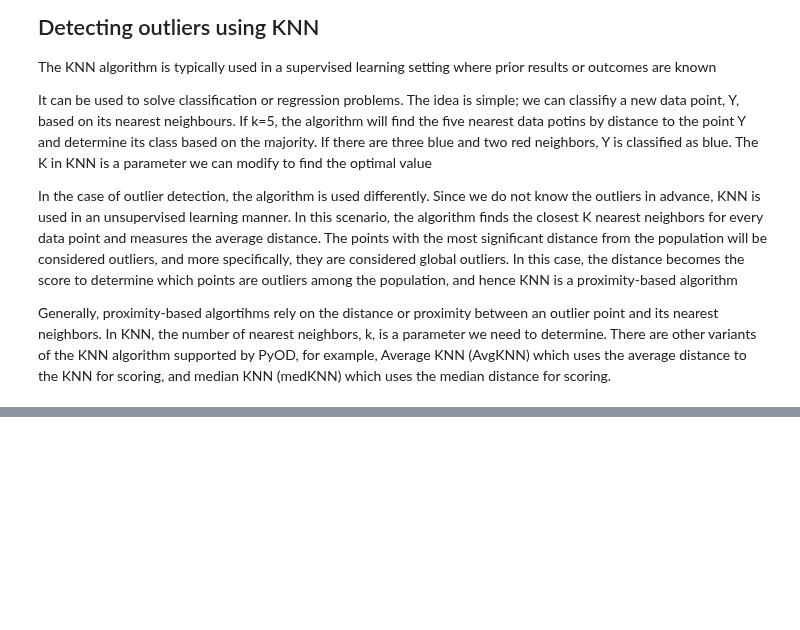
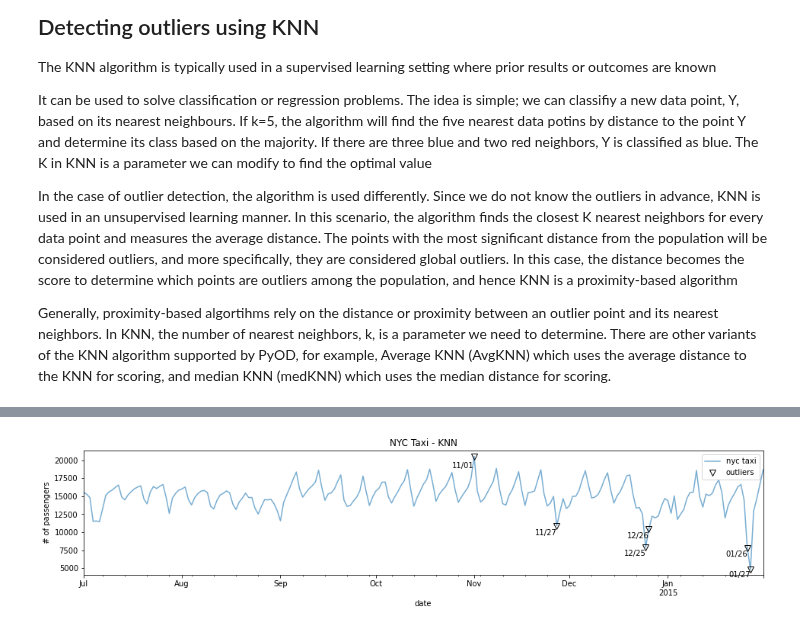
Before and after one commit to LaurbergMJ/TimeSeriesAnalysisWithPythonCookbook, a Jupyter notebook: Ch14.ipynb, the cells around one changed output, grey strips where cells are left out. Drawn from its saved outputs; the diff is of its cells as text; code cells hidden in the pictures; blank space fills up the shorter version.

```diff
--- a/Ch14.ipynb
+++ b/Ch14.ipynb
@@ -85,0 +141,7 @@ Generally, proximity-based algortihms rely on the distance or proximity between
+# %%
+# To print the labels along with the markers, just call the plot_outliers function again,
+# but this time with labels=True
+
+plot_outliers(outliers, tx, 'KNN', labels=True)
+# %% [output]
+[figure, added]
```
Also changed, not shown: parts of 22 cells of this notebook.
